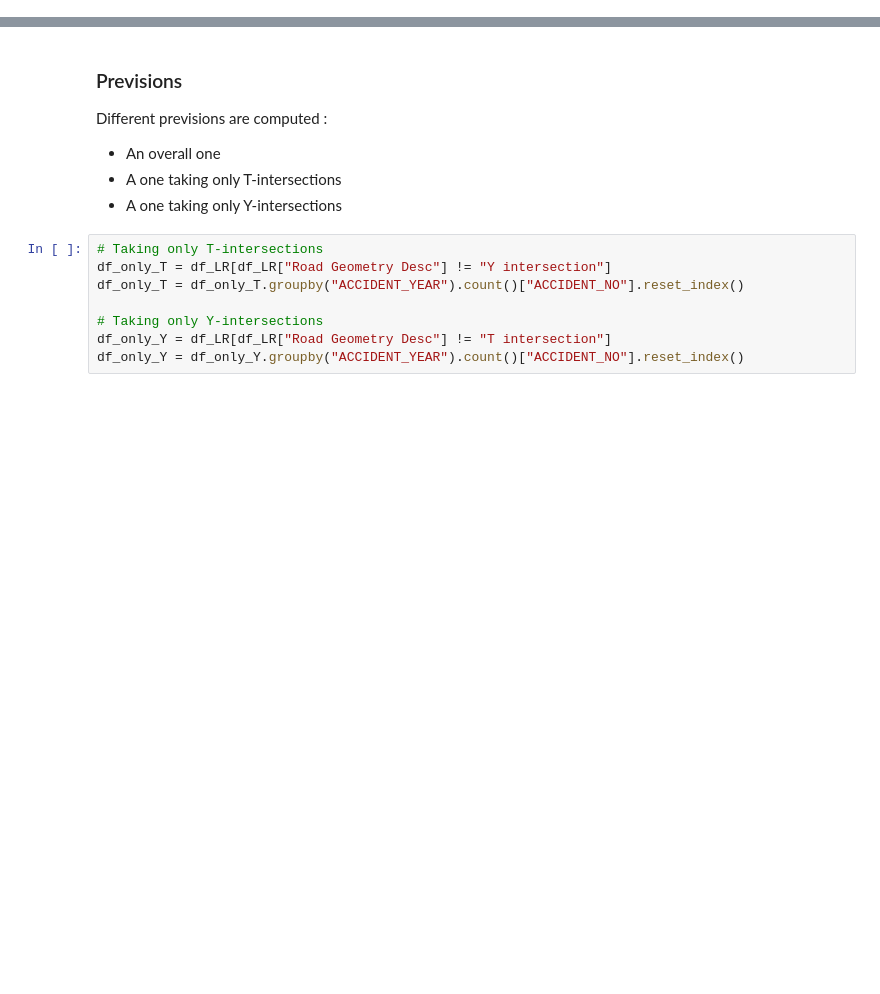
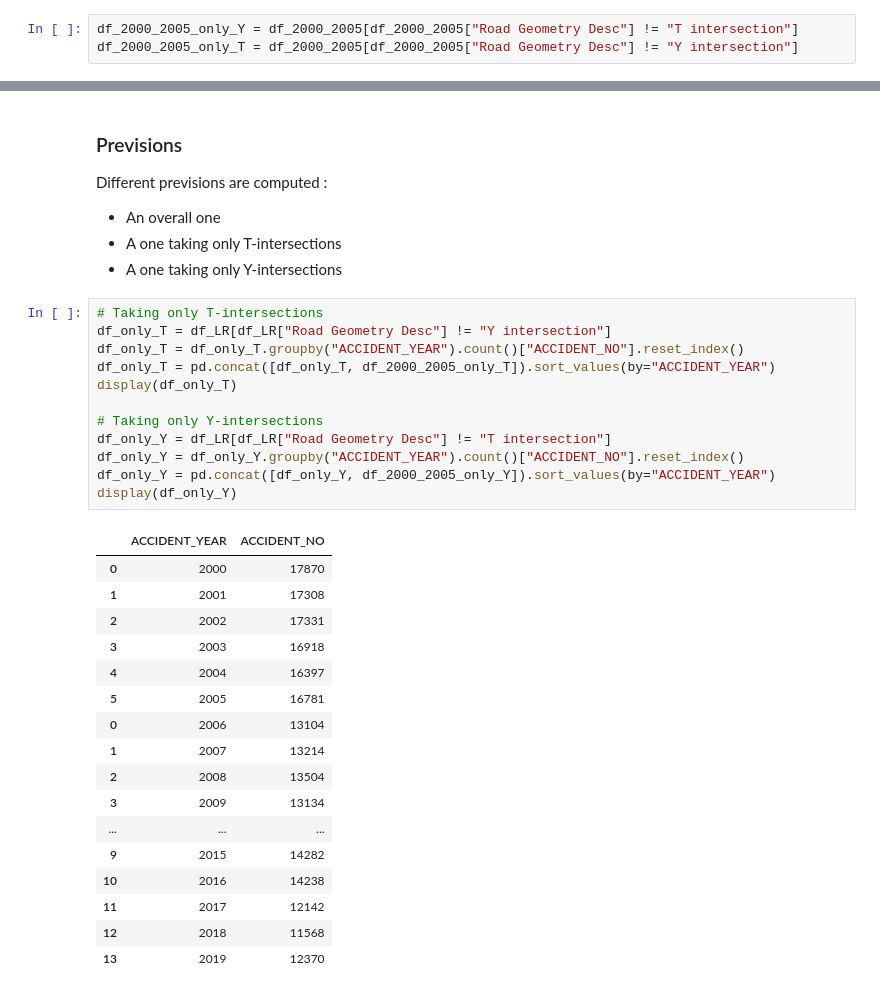
Before and after one commit to lethib/enea_study_case, a Jupyter notebook: models.ipynb, the cells around one changed output, grey strips where cells are left out. Drawn from its saved outputs; the diff is of its cells as text; blank space fills up the shorter version.

```diff
--- a/models.ipynb
+++ b/models.ipynb
@@ -181,0 +211,3 @@ df_LR.shape
+# %%
+df_2000_2005_only_Y = df_2000_2005[df_2000_2005["Road Geometry Desc"] != "T intersection"]
+df_2000_2005_only_T = df_2000_2005[df_2000_2005["Road Geometry Desc"] != "Y intersection"]
@@ -263,8 +327,30 @@ Different previsions are computed :
 # %%
 # Taking only T-intersections
 df_only_T = df_LR[df_LR["Road Geometry Desc"] != "Y intersection"]
 df_only_T = df_only_T.groupby("ACCIDENT_YEAR").count()["ACCIDENT_NO"].reset_index()
+df_only_T = pd.concat([df_only_T, df_2000_2005_only_T]).sort_values(by="ACCIDENT_YEAR")
+display(df_only_T)
 
 # Taking only Y-intersections
 df_only_Y = df_LR[df_LR["Road Geometry Desc"] != "T intersection"]
 df_only_Y = df_only_Y.groupby("ACCIDENT_YEAR").count()["ACCIDENT_NO"].reset_index()
+df_only_Y = pd.concat([df_only_Y, df_2000_2005_only_Y]).sort_values(by="ACCIDENT_YEAR")
+display(df_only_Y)
+# %% [output]
+|  | ACCIDENT_YEAR | ACCIDENT_NO |
+| 0 | 2000 | 17870 |
+| 1 | 2001 | 17308 |
+| 2 | 2002 | 17331 |
+| 3 | 2003 | 16918 |
+| 4 | 2004 | 16397 |
+| 5 | 2005 | 16781 |
+| 0 | 2006 | 13104 |
+| 1 | 2007 | 13214 |
+| 2 | 2008 | 13504 |
+| 3 | 2009 | 13134 |
+| ... | ... | ... |
+| 9 | 2015 | 14282 |
+| 10 | 2016 | 14238 |
+| 11 | 2017 | 12142 |
+| 12 | 2018 | 11568 |
+| 13 | 2019 | 12370 |
```
Also changed, not shown: parts of 13 cells of this notebook, 2 other files.
